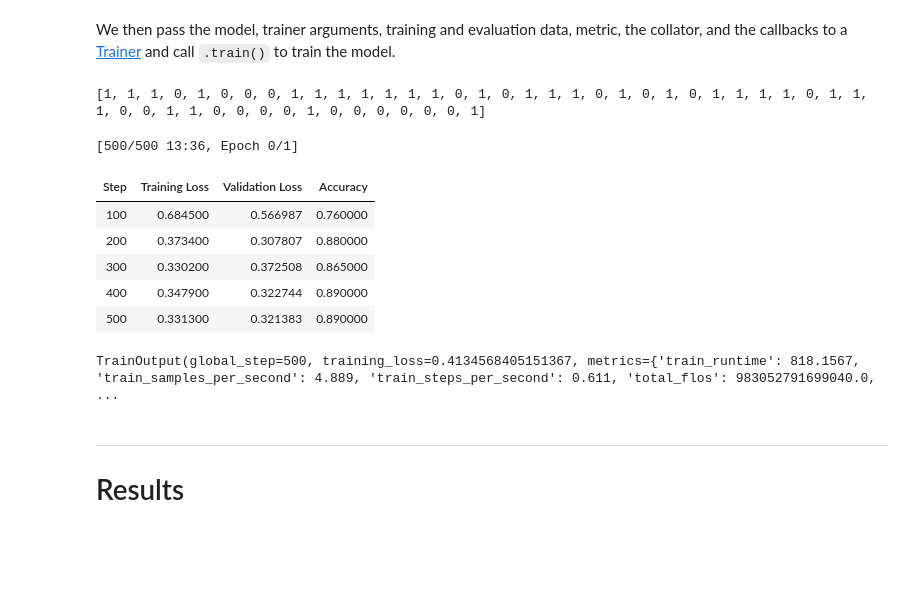
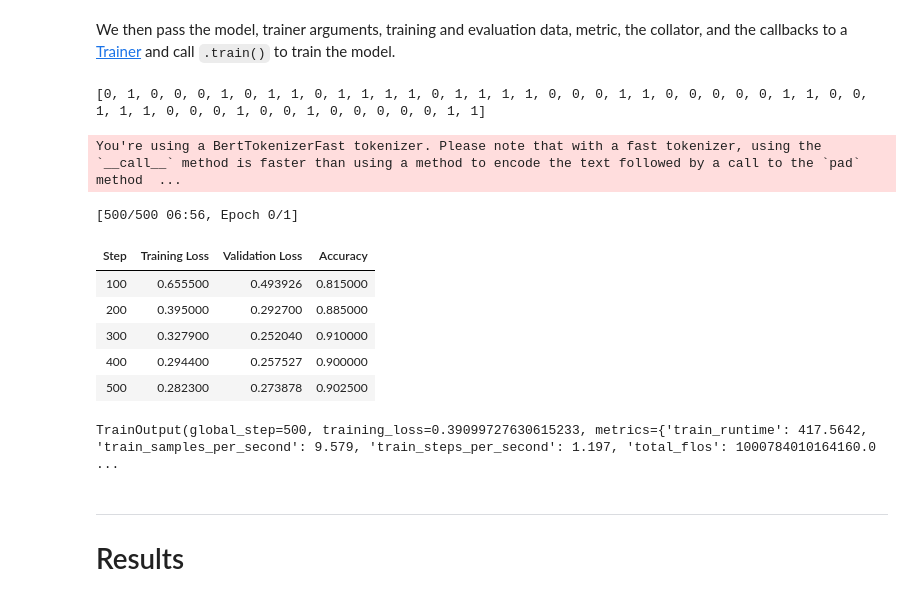
Before and after one commit to TurkuNLP/Deep_Learning_in_LangTech_course, a Jupyter notebook: hf_trainer_bert.ipynb, the cells around one changed output. Cells and saved outputs as stored; diff of their text form; code cells hidden in the pictures; blank space fills up the shorter version.

```diff
--- a/hf_trainer_bert.ipynb
+++ b/hf_trainer_bert.ipynb
@@ -173,5 +161,6 @@ We'll then define the standard accuracy metric (ratio of correct out of all pred
 # %%
-accuracy = datasets.load_metric("accuracy")
+import evaluate
+accuracy = evaluate.load("accuracy")
 
 def compute_accuracy(outputs_and_labels):
     outputs, labels = outputs_and_labels
@@ -210,29 +199,30 @@ We then pass the model, trainer arguments, training and evaluation data, metric,
 # %%
 print(dataset["test"]["label"][:50]) # print a sample of test labels to see that they are not ordered
 
 trainer = None
 trainer = transformers.Trainer(
     model=model,
     args=trainer_args,
     train_dataset=dataset["train"],
     eval_dataset=dataset["test"],
     compute_metrics=compute_accuracy,
-#    data_collator=data_collator,
+    data_collator=data_collator,
     tokenizer = tokenizer,
     callbacks=[early_stopping, training_logs]
 )
 
 trainer.train()
 # %% [output]
-[1, 1, 1, 0, 1, 0, 0, 0, 1, 1, 1, 1, 1, 1, 1, 0, 1, 0, 1, 1, 1, 0, 1, 0, 1, 0, 1, 1, 1, 1, 0, 1, 1, 1, 0, 0, 1, 1, 0, 0, 0, 0, 1, 0, 0, 0, 0, 0, 0, 1]
+[0, 1, 0, 0, 0, 1, 0, 1, 1, 0, 1, 1, 1, 1, 0, 1, 1, 1, 1, 0, 0, 0, 1, 1, 0, 0, 0, 0, 0, 1, 1, 0, 0, 1, 1, 1, 0, 0, 0, 1, 0, 0, 1, 0, 0, 0, 0, 0, 1, 1]
-[500/500 13:36, Epoch 0/1]
+You're using a BertTokenizerFast tokenizer. Please note that with a fast tokenizer, using the `__call__` method is faster than using a method to encode the text followed by a call to the `pad` method  ...
+[500/500 06:56, Epoch 0/1]
 | Step | Training Loss | Validation Loss | Accuracy |
-| 100 | 0.684500 | 0.566987 | 0.760000 |
-| 200 | 0.373400 | 0.307807 | 0.880000 |
-| 300 | 0.330200 | 0.372508 | 0.865000 |
-| 400 | 0.347900 | 0.322744 | 0.890000 |
-| 500 | 0.331300 | 0.321383 | 0.890000 |
+| 100 | 0.655500 | 0.493926 | 0.815000 |
+| 200 | 0.395000 | 0.292700 | 0.885000 |
+| 300 | 0.327900 | 0.252040 | 0.910000 |
+| 400 | 0.294400 | 0.257527 | 0.900000 |
+| 500 | 0.282300 | 0.273878 | 0.902500 |
-TrainOutput(global_step=500, training_loss=0.4134568405151367, metrics={'train_runtime': 818.1567, 'train_samples_per_second': 4.889, 'train_steps_per_second': 0.611, 'total_flos': 983052791699040.0,  ...
+TrainOutput(global_step=500, training_loss=0.39099727630615233, metrics={'train_runtime': 417.5642, 'train_samples_per_second': 9.579, 'train_steps_per_second': 1.197, 'total_flos': 1000784010164160.0 ...
 # %% [markdown]
 ---
 
```
Also changed, not shown: parts of 12 cells of this notebook.
